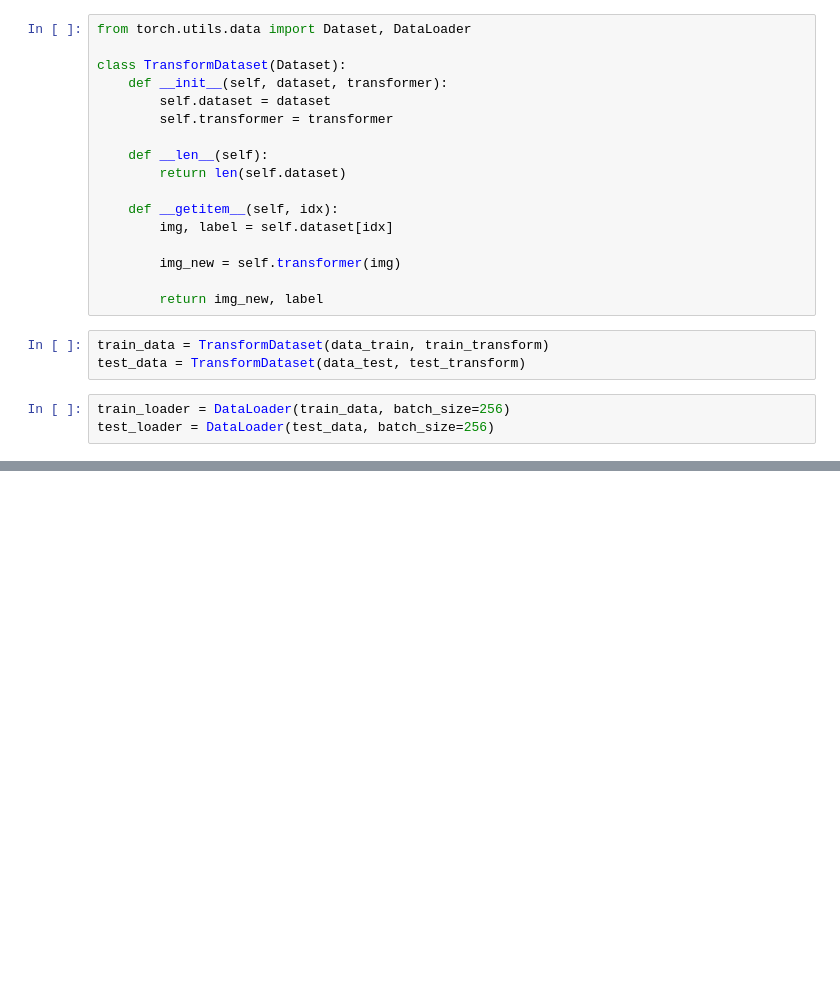
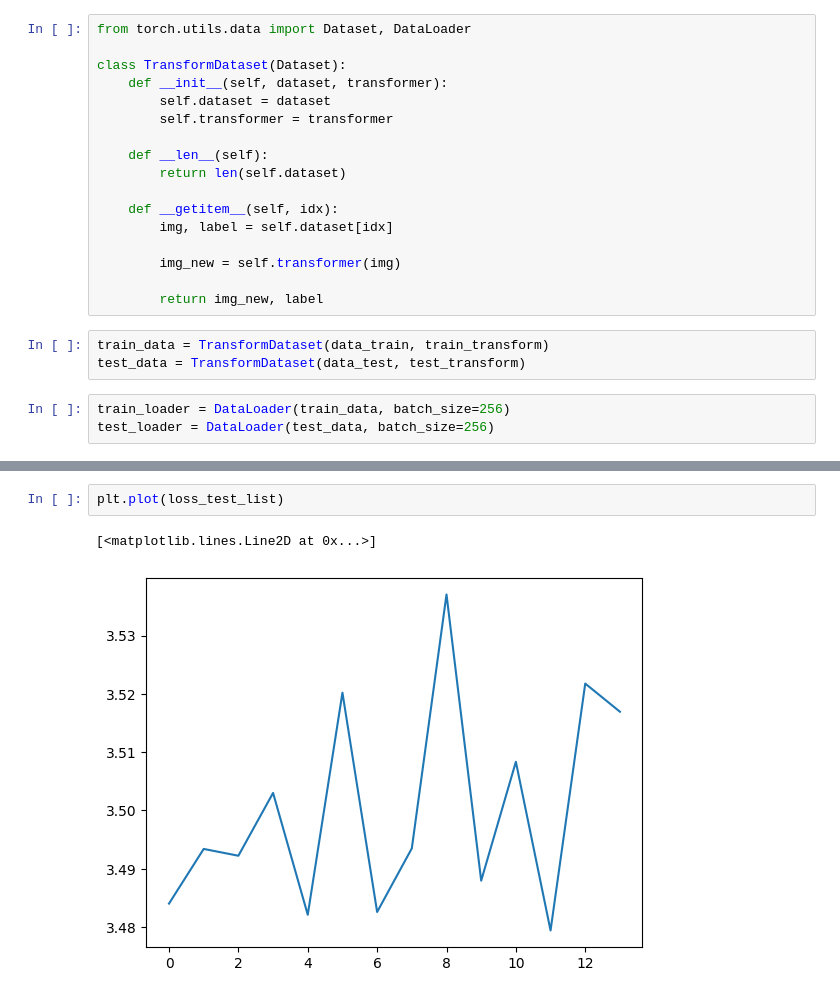
Before and after one commit to Salmix1326/ITStep-AI, a Jupyter notebook: nn-homework2.ipynb, the cells around one changed output, grey strips where cells are left out. Drawn from its saved outputs; the diff is of its cells as text; blank space fills up the shorter version.

```diff
--- a/nn-homework2.ipynb
+++ b/nn-homework2.ipynb
@@ -88,0 +167,5 @@ plt.imshow(grid)
+# %%
+plt.plot(loss_test_list)
+# %% [output]
+[<matplotlib.lines.Line2D at 0x...>]
+[figure, added]
```
Also changed, not shown: parts of 7 cells of this notebook.
